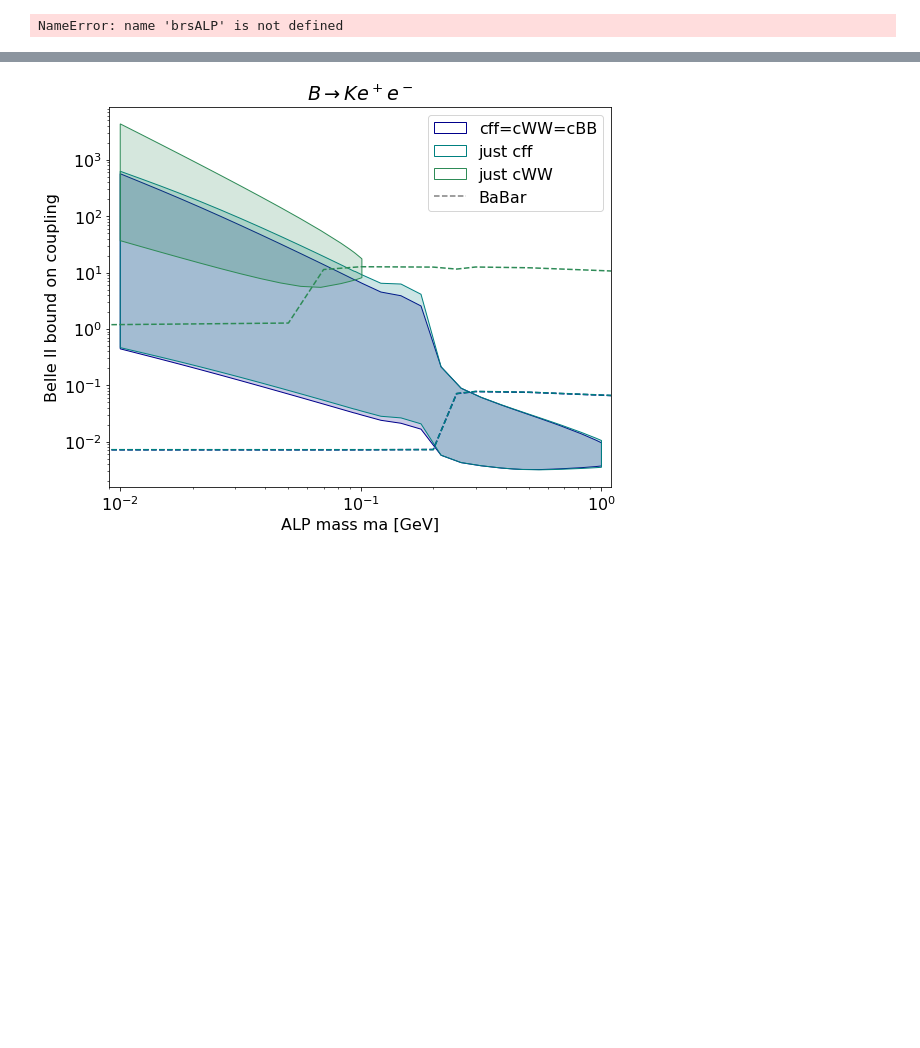
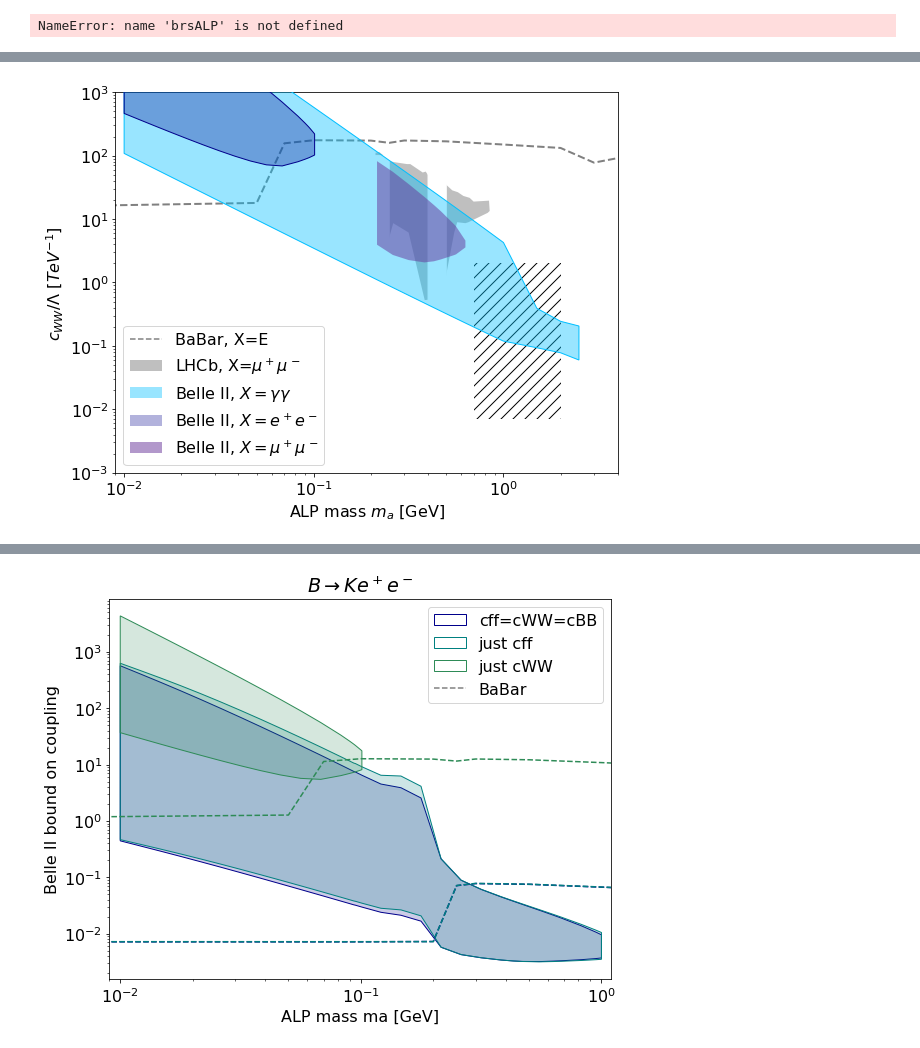
Before and after one commit to anasthesia/alps-BelleII, a Jupyter notebook: python/alps-visible-BelleII_3.0.ipynb, the cells around one changed output, grey strips where cells are left out. Drawn from its saved outputs; the diff is of its cells as text; code cells hidden in the pictures; blank space fills up the shorter version.

```diff
--- a/python/alps-visible-BelleII_3.0.ipynb
+++ b/python/alps-visible-BelleII_3.0.ipynb
@@ -1178,0 +1265,52 @@ plt.savefig('plots/BoundBelleII-cff.png', dpi=300, bbox_inches='tight')
+# %%
+fig, ax = plt.subplots(figsize=(9, 7))
+
+ax.plot(BaBarBounds[:,0],BaBarBounds[:,2],c="grey", ls='--',lw=2)
+
+plotGen(fromLambdatof(LHCbBoundscWW),"oppacpolygon","grey",0,0.5, label='LHCb, X=$\mu^+ \mu^-$')
+# plotGen(LHCbBounds,"nonfilledpolygon","grey",1)
+plotWhiteRegions(10**(2))
+
+plotGen(stackBounds(masslist,readArrayVisibleBoundBelleIIcWW[:,5,0]*(4*np.pi),\
+                    readArrayVisibleBoundBelleIIcWW[:,5,1]*(4*np.pi)),"oppacpolygon","deepskyblue",0,0.4,\
+                    label='Belle II, $X=\gamma \gamma $',zorder=3)
+plotGen(stackBounds(masslist,readArrayVisibleBoundBelleIIcWW[:,5,0]*(4*np.pi),\
+                    readArrayVisibleBoundBelleIIcWW[:,5,1]*(4*np.pi)),"nonfilledpolygon","deepskyblue",1,zorder=3)
+
+plotGen(stackBounds(masslist,readArrayVisibleBoundBelleIIcWW[:,0,0]*(4*np.pi),\
+                    readArrayVisibleBoundBelleIIcWW[:,0,1]*(4*np.pi)),"oppacpolygon","darkblue",0,0.3,\
+                    label='Belle II, $X=e^+ e^-$',zorder=3)
+plotGen(stackBounds(masslist,readArrayVisibleBoundBelleIIcWW[:,0,0]*(4*np.pi),\
+                    readArrayVisibleBoundBelleIIcWW[:,0,1]*(4*np.pi)),"nonfilledpolygon","darkblue",1,zorder=3)
+
+plotGen(stackBounds(masslist,readArrayVisibleBoundBelleIIcWW[:,1,0]*(4*np.pi),\
+                    readArrayVisibleBoundBelleIIcWW[:,1,1]*(4*np.pi)),"oppacpolygon","rebeccapurple",0,0.5,\
+                    label='Belle II, $X=\mu^+ \mu^-$',zorder=3)
+# plotGen(stackBounds(masslist,readArrayVisibleBoundBelleIIcff[:,1,0],\
+#                     readArrayVisibleBoundBelleIIcff[:,1,1]),"nonfilledpolygon","rebeccapurple",1)
+
+p = mpatches.Rectangle((0.7,7*10**-3), 1.3, 2, linewidth=0, fill=None, hatch='//')
+ax.add_patch(p)
+
+
+# ax.set_title('Projected bounds on $BR( B^+ \\rightarrow K^+ + X )$')
+
+ax.set_xlabel('ALP mass $m_a$ [GeV]')
+ax.set_ylabel('$c_{WW}/\Lambda\ [TeV^{-1}]$')
+ax.set_xscale('log')
+ax.set_yscale('log')
+ax.set_xlim(9*10**-3, 4)
+ax.set_ylim(10**-3, 10**3)
+
+handles, labels = ax.get_legend_handles_labels()
+babar= mlines.Line2D([], [], color='grey', linestyle='--',
+                          markersize=15, label='BaBar, X='+"E")
+handles.insert(0, babar)
+
+ax.legend(handles=handles)
+
+
+
+plt.savefig('plots/BoundBelleII-cWW-projections.png', dpi=300, bbox_inches='tight')
+# %% [output]
+[figure, added]
```
Also changed, not shown: parts of 15 cells of this notebook.
